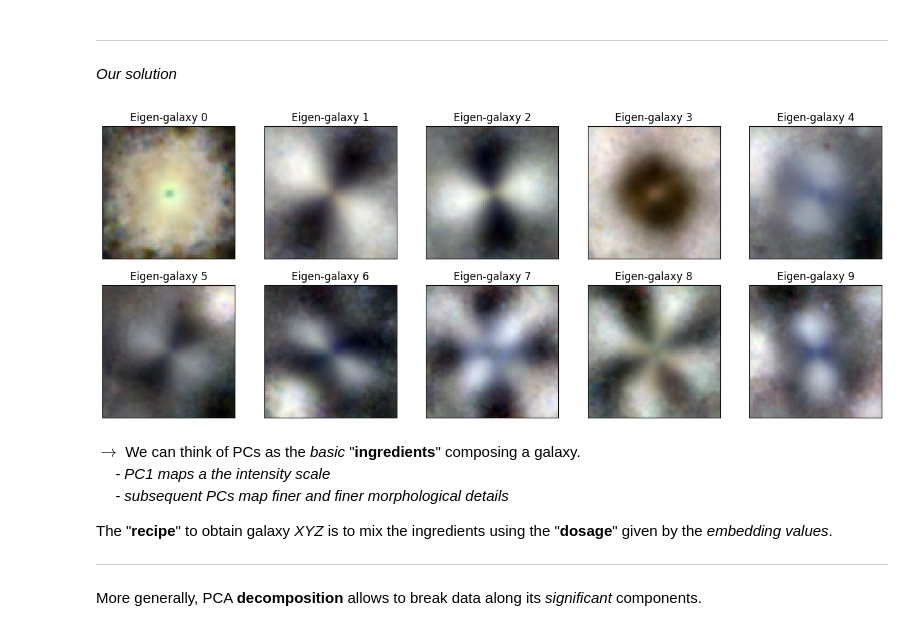
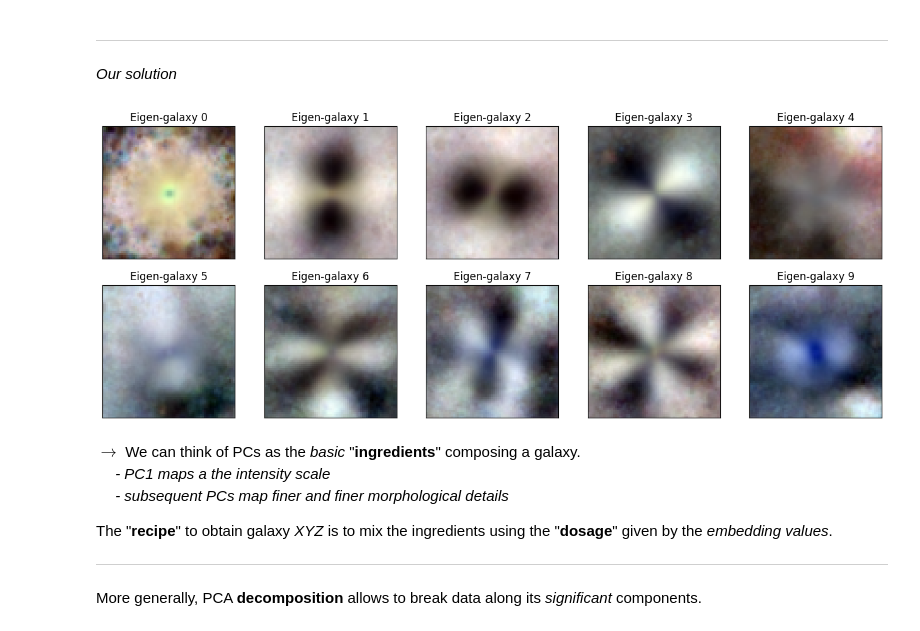
Before and after one commit to astrostatistics-in-crete/2023_summer_school, a Jupyter notebook: 09_ML_Practices/01_ML_Practices_answerkey.ipynb, the cells around one changed output. Drawn from its saved outputs; the diff is of its cells as text; code cells hidden in the pictures.

Commit message:
Fixed error in PCA eigengalaxies

```diff
--- a/09_ML_Practices/01_ML_Practices_answerkey.ipynb
+++ b/09_ML_Practices/01_ML_Practices_answerkey.ipynb
@@ -751,7 +751,8 @@ for i in range(n_eigenvectors_to_plot):
     # Scaling to [0, 1] for visualization purposes:
     PC_i = MinMaxScaler().fit_transform(PC_i.reshape(-1,1))
 
-    ax.imshow(pca.components_[i].reshape(..., ..., ...),
+    ax.set_title('Eigen-galaxy %i' % i)
+    ax.imshow(PC_i.reshape(n_x, n_y, n_colors),
               cmap=plt.cm.bone)
 # %% [markdown]
 <hr style='height:2px'>
@@ -760,24 +761,23 @@ _Our solution_
 # %%
 from sklearn.preprocessing import MinMaxScaler
 
 n_eigenvectors_to_plot = 10
 
 fig = plt.figure(figsize=(16, 6))
 for i in range(n_eigenvectors_to_plot):
-
     ax = fig.add_subplot(2, 5, i+1, xticks=[], yticks=[])
 
     PC_i = pca.components_[i] * pca.explained_variance_[i]
     # PC_i == eigenvector_i * eigenvalue_i
 
     # Scaling to [0, 1] for visualization purposes:
     PC_i = MinMaxScaler().fit_transform(PC_i.reshape(-1,1))
 
     ax.set_title('Eigen-galaxy %i' % i)
-    ax.imshow(eigenvector_i.reshape(n_x, n_y, n_colors),
+    ax.imshow(PC_i.reshape(n_x, n_y, n_colors),
               cmap=plt.cm.bone)
 # %% [output]
-[figure, old version]
+[figure, new version]
 # %% [markdown]
 $\rightarrow$ We can think of PCs as the _basic_ "**ingredients**" composing a galaxy.<br>
 _&emsp; - PC1 maps a the intensity scale_<br>
```
Also changed, not shown: parts of 7 cells of this notebook.
